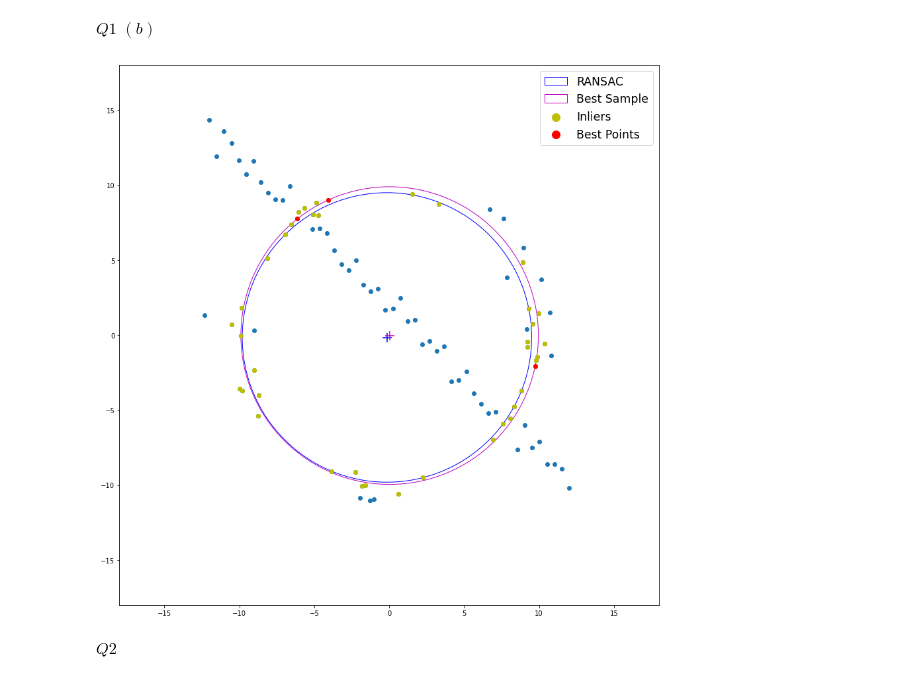
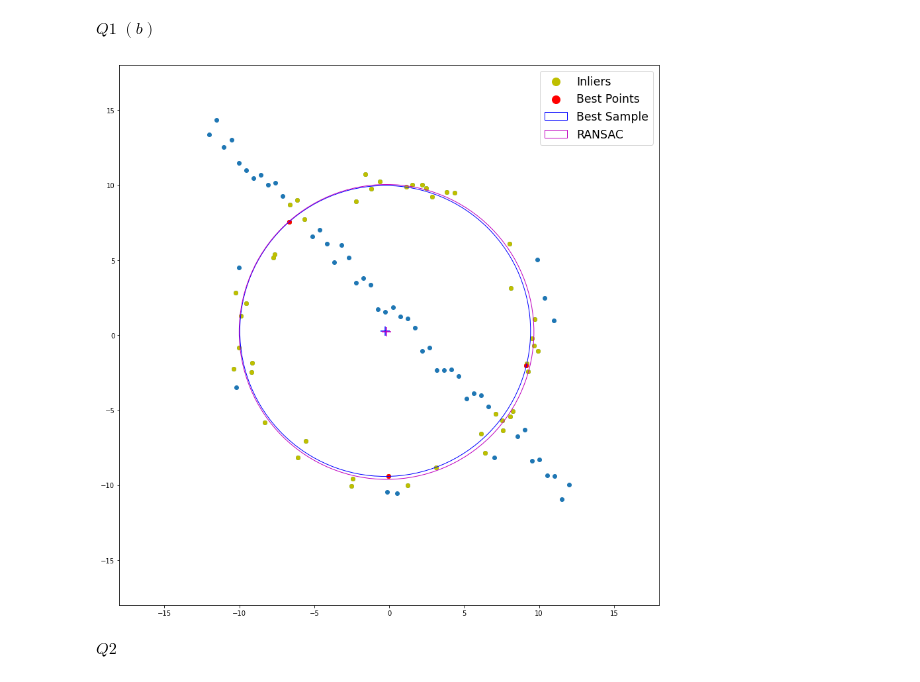
Before and after one commit to SasininduSV/EN2550-Assignment-02, a Jupyter notebook: 190648C_a02.ipynb, the cells around one changed output. Cells and saved outputs as stored; diff of their text form; code cells hidden in the pictures.

```diff
--- a/190648C_a02.ipynb
+++ b/190648C_a02.ipynb
@@ -82,26 +103,31 @@ def inlierCount(points, cx, cy, r, T):
 # %% [markdown]
 $Q1$ $(b)$
 # %%
-m1,circ,inls,bestpoints=circleEstimate(200,42,N,X,0.9)
+m1, circ, inls, bestpoints = circleEstimate(250,42,N,X,0.9)
+x, y = inls[:,0],inls[:,1]
+
 figure, axes = plt.subplots(figsize=(15,15))
-draw_circle = plt.Circle((circ[0], circ[1]), circ[2],fill=False,color='b',label='RANSAC')
-axes.scatter(circ[0], circ[1],color='b',marker='+',s=180)
+
+# plot the circle estimated from the sample leading to the best estimate
+draw_circle = plt.Circle((circ[0], circ[1]), circ[2],fill=False,color='b',label='Best Sample')
+axes.scatter(X[:,0], X[:,1]) # Plot points
+axes.scatter(circ[0], circ[1],color='b',marker='+',s=180) # Plot center of the best sample cicle
+axes.scatter(x, y,color='y',label='Inliers') # Plot inliers
+axes.scatter(bestpoints[:,0], bestpoints[:,1],color='r',label='Best Points') # Plot 3-points of the best sample
 axes.set_aspect(1)
 axes.add_artist(draw_circle)
 
-m,circ,inls,bestpoints=circleEstimate(200,30,m1,inls,0.75)
-draw_circle = plt.Circle((circ[0], circ[1]), circ[2],fill=False,color='m',label='Best Sample')
+a,b,c,d = leastSquareCirc(x,y) # Least square circle fit out of inliers
+
+draw_circle = plt.Circle((a, b), c,fill=False,color='m',label='RANSAC') # Plot best fit circle
 axes.add_artist(draw_circle)
-axes.scatter(X[:,0], X[:,1])
-axes.scatter(inls[:,0], inls[:,1],color='y',label='Inliers')
-axes.scatter(bestpoints[:,0], bestpoints[:,1],color='r',label='Best Points')
-axes.scatter(circ[0], circ[1],marker='+',c='m',s=180)
+axes.scatter(a, b,marker='+',c='m',s=180) # Plot center
 plt.xlim(-18,18)
 plt.ylim(-18,18)
 plt.legend(fontsize='xx-large',markerscale=2.0)
 plt.show()
 # %% [output]
-[figure, old version]
+[figure, new version]
 # %% [markdown]
 $Q2$
 # %%
```
Also changed, not shown: parts of 16 cells of this notebook.
